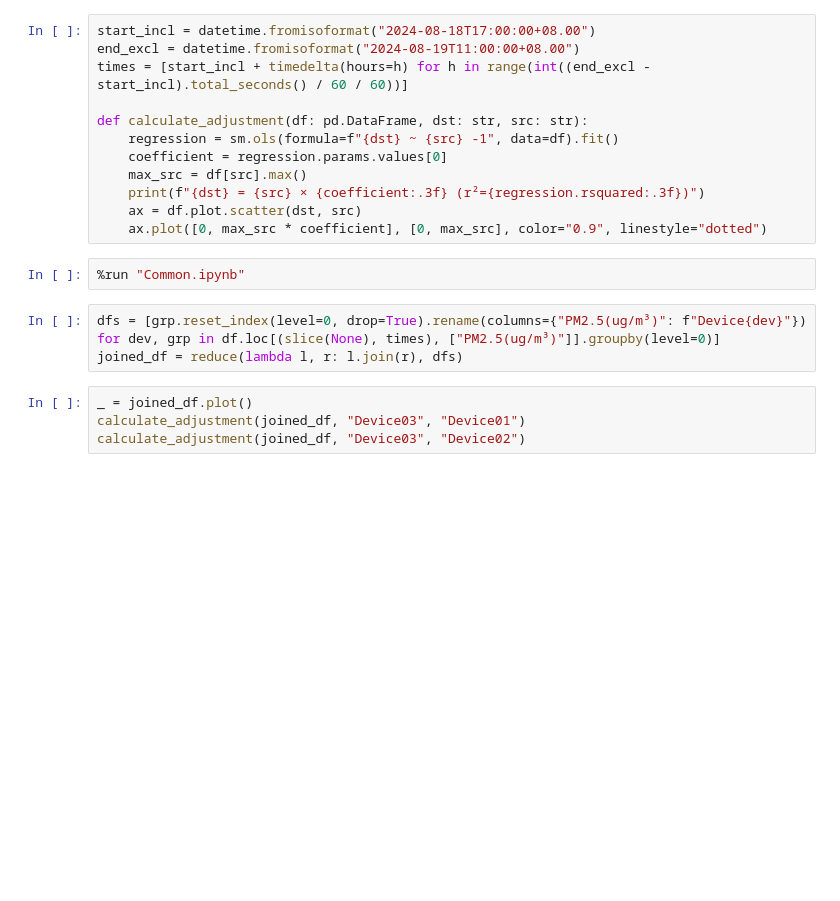
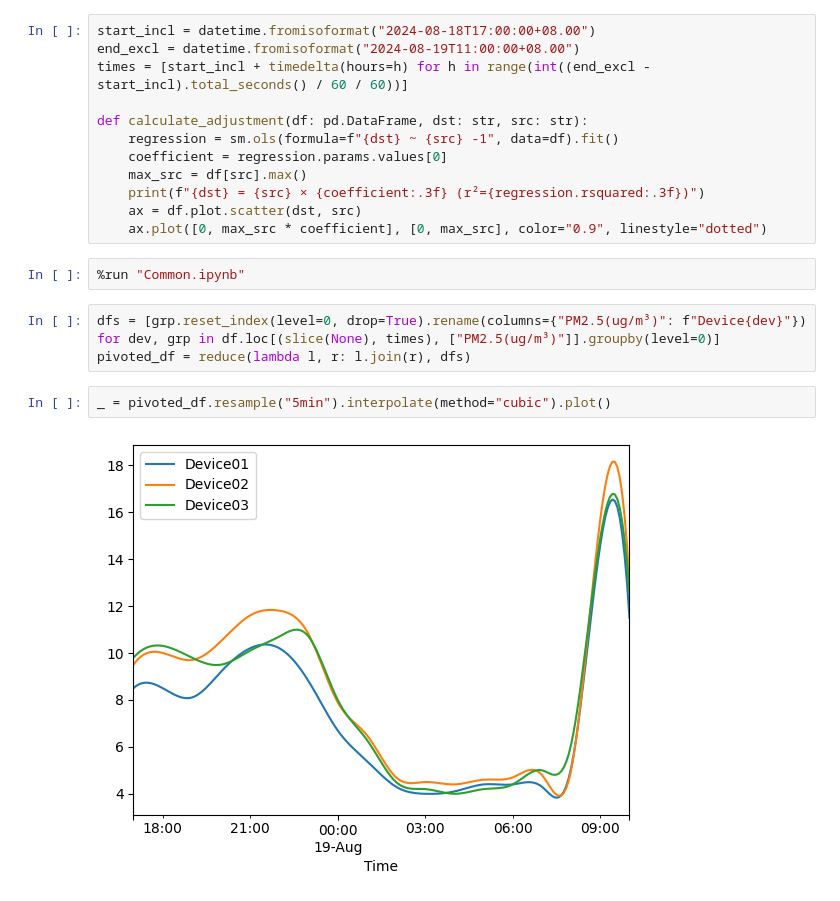
Before and after one commit to jackgene/trellis-aq, a Jupyter notebook: Sensor Calibration.ipynb, the cells around one changed output. Cells and saved outputs as stored; diff of their text form; blank space fills up the shorter version.

Commit message:
Smoothen timeseries chart.

```diff
--- a/Sensor Calibration.ipynb
+++ b/Sensor Calibration.ipynb
@@ -26,8 +27,8 @@ def calculate_adjustment(df: pd.DataFrame, dst: str, src: str):
 %run "Common.ipynb"
 # %%
 dfs = [grp.reset_index(level=0, drop=True).rename(columns={"PM2.5(ug/m³)": f"Device{dev}"}) for dev, grp in df.loc[(slice(None), times), ["PM2.5(ug/m³)"]].groupby(level=0)]
-joined_df = reduce(lambda l, r: l.join(r), dfs)
+pivoted_df = reduce(lambda l, r: l.join(r), dfs)
 # %%
-_ = joined_df.plot()
-calculate_adjustment(joined_df, "Device03", "Device01")
-calculate_adjustment(joined_df, "Device03", "Device02")
+_ = pivoted_df.resample("5min").interpolate(method="cubic").plot()
+# %% [output]
+[figure, added]
```
Also changed, not shown: parts of 3 cells of this notebook.
